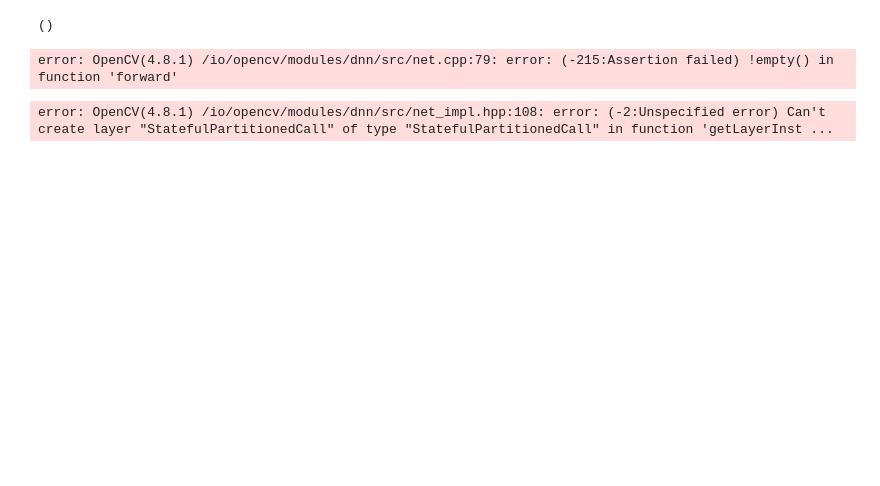
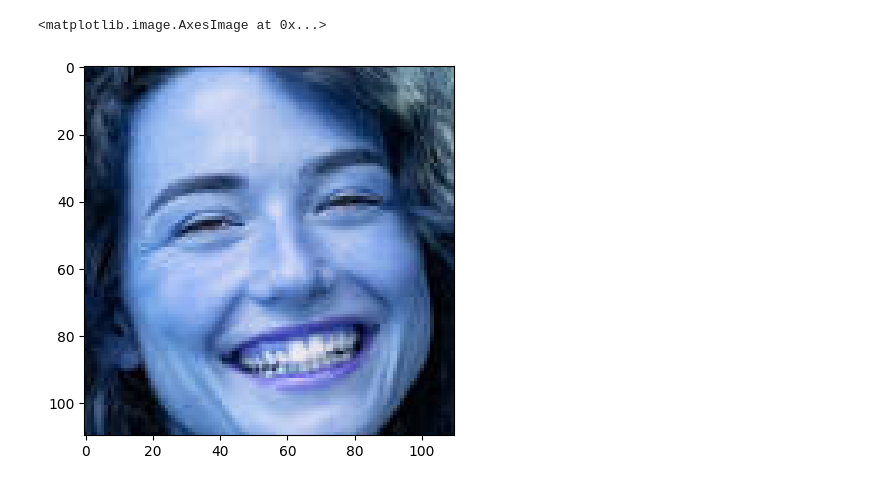
Before and after one commit to bilson4321/gender-age, a Jupyter notebook: notebooks/age_predict.ipynb, the cells around one changed output. Cells and saved outputs as stored; diff of their text form; code cells hidden in the pictures; blank space fills up the shorter version.

Commit message:
Finalize age predict model

```diff
--- a/notebooks/age_predict.ipynb
+++ b/notebooks/age_predict.ipynb
@@ -12,34 +6,31 @@ To enable the following instructions: AVX2 FMA, in other operations, rebuild Ten
-# %%
-input_image = cv2.imread('./inputs/image.jpg')
-cv2_model = cv2.dnn.readNetFromTensorflow('./outputs/models/age_model_acc_0.74.h5')
-cv2_model.setPreferableBackend(cv2.dnn.DNN_BACKEND_OPENCV)
-cv2_model.setPreferableTarget(cv2.dnn.DNN_TARGET_CPU)
-print(cv2_model.getLayerNames())
-cv2_model.setInput(cv2.dnn.blobFromImage(input_image, size=(96, 96), swapRB=True, crop=False))
-cv2_output = cv2_model.forward()
-cv2_output = cv2_output.flatten()
-# %% [output]
-()
-error: OpenCV(4.8.1) /io/opencv/modules/dnn/src/net.cpp:79: error: (-215:Assertion failed) !empty() in function 'forward'
-# %%
-# Set the input to the model
-cv2_model.setInput(blob)
-
-# Perform forward pass and get the output
-output = cv2_model.forward()
-
-# Process the output as needed
-# Modify this part based on your specific post-processing requirements
-output_tensor = output[0]
-
-# Perform further operations based on the output_tensor
-
-# For example, print the output
-print("Output Tensor:", output_tensor)
-
-# Display the input image with OpenCV (optional)
-cv2.imshow('Input Image', input_image)
-cv2.waitKey(0)
-cv2.destroyAllWindows()
-# %% [output]
-error: OpenCV(4.8.1) /io/opencv/modules/dnn/src/net_impl.hpp:108: error: (-2:Unspecified error) Can't create layer "StatefulPartitionedCall" of type "StatefulPartitionedCall" in function 'getLayerInst ...
+# %%
+
+# Load the image
+image_path = './inputs/image.jpg'
+image = cv2.imread(image_path)
+
+face_cascade = cv2.CascadeClassifier(cv2.data.haarcascades + 'haarcascade_frontalface_default.xml')
+
+# Convert the image to grayscale (required for the face detector)
+gray_image = cv2.cvtColor(image, cv2.COLOR_BGR2GRAY)
+
+# Detect faces in the image
+faces = face_cascade.detectMultiScale(gray_image, scaleFactor=1.3, minNeighbors=5)
+
+cropped_face = None
+# Check if any faces are detected
+if len(faces) > 0:
+    # Assume the first face is the primary face (you can modify this logic as needed)
+    x, y, w, h = faces[0]
+
+    # Crop the face from the image
+    cropped_face = image[y:y + h, x:x + w]
+else:
+    print("No faces detected in the image.")
+# %%
+gray_image = cv2.cvtColor(cropped_face, cv2.COLOR_BGR2GRAY)
+
+plt.imshow(cropped_face)
+# %% [output]
+<matplotlib.image.AxesImage at 0x...>
+[figure, added]
```
Also changed, not shown: parts of 2 cells of this notebook, 8 other files.
